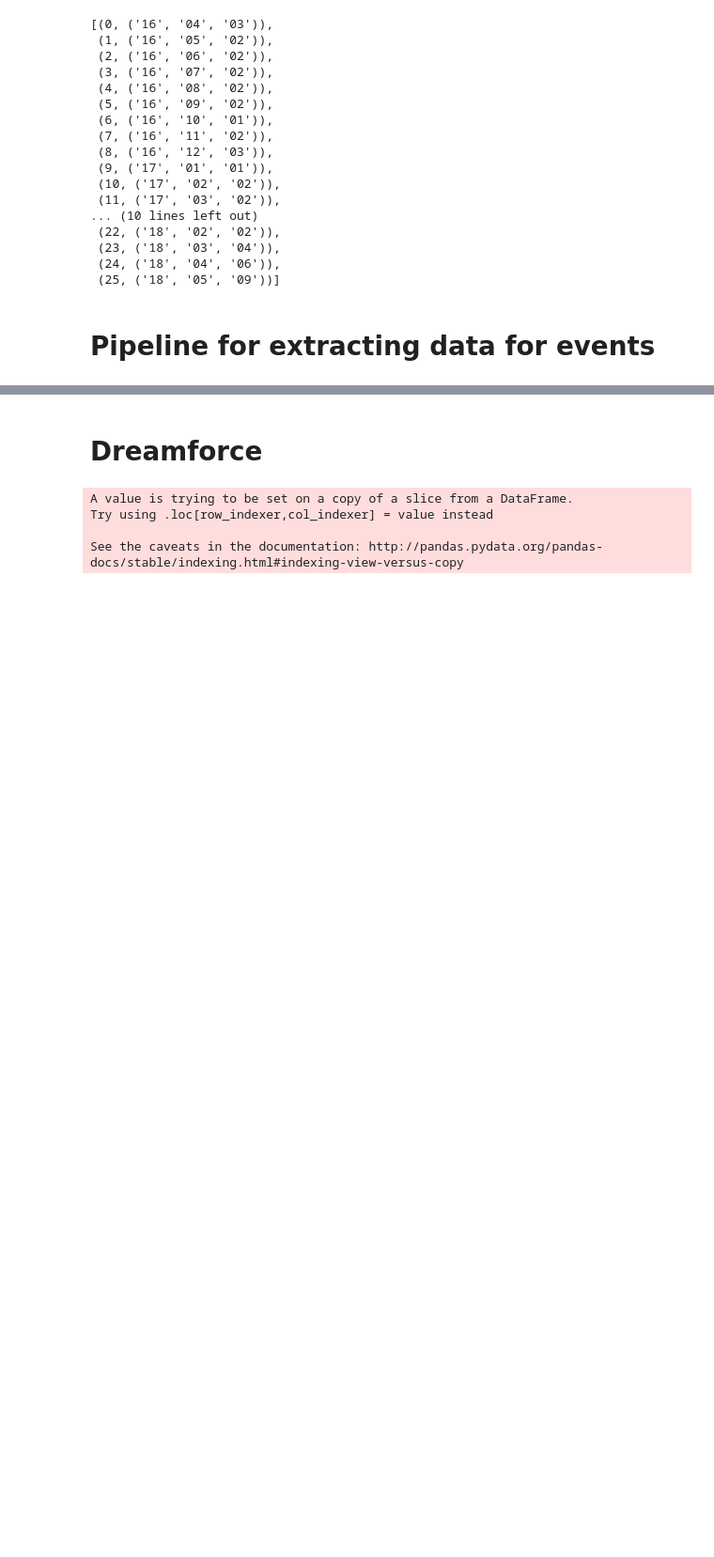
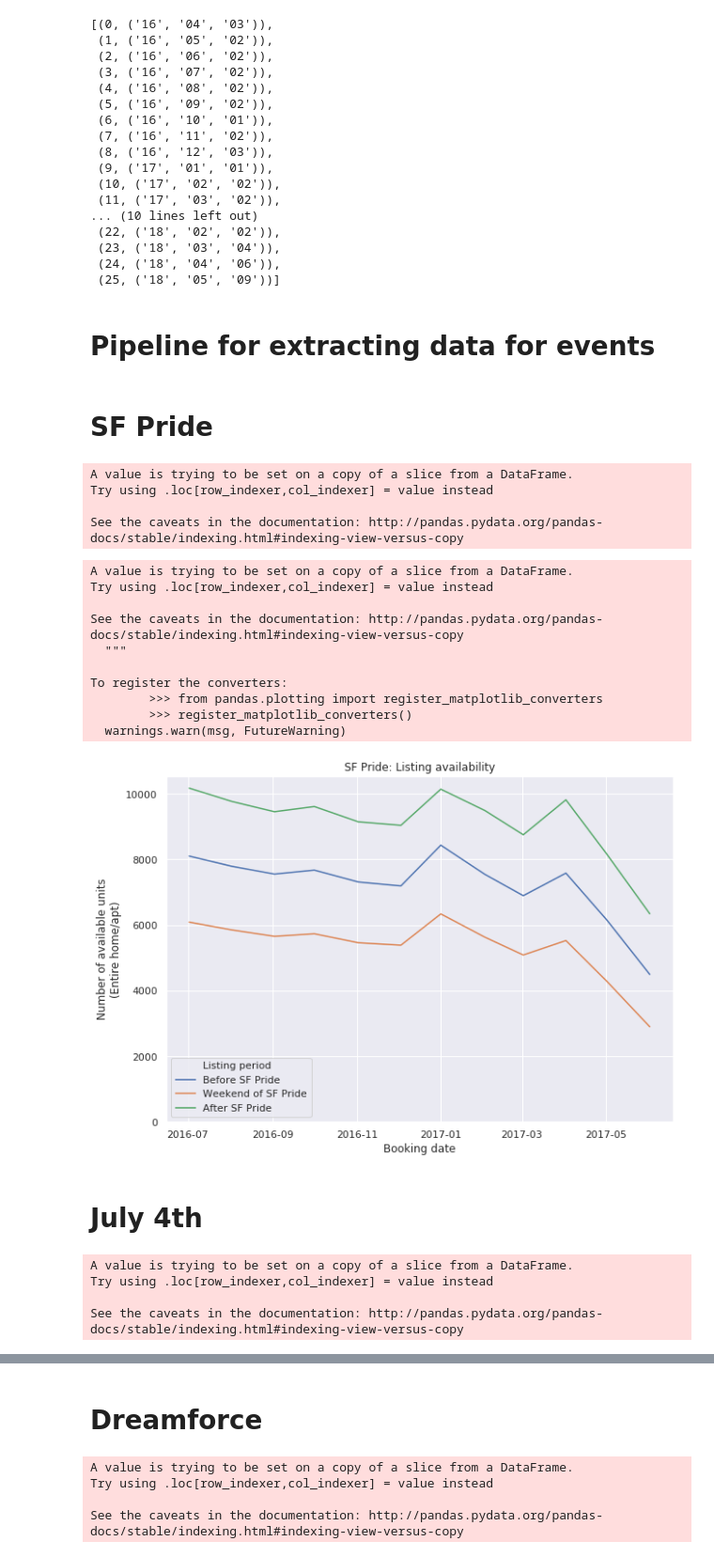
Before and after one commit to junseo-park/airbnb, a Jupyter notebook: notebooks/availability by month.ipynb, the cells around one changed output, grey strips where cells are left out. Shown at 94% size. Saved outputs shown, nothing was run; the diff lists cells and outputs as text; code cells hidden in the pictures; blank space fills up the shorter version.

```diff
--- a/notebooks/availability by month.ipynb
+++ b/notebooks/availability by month.ipynb
@@ -94,19 +81,71 @@ def plot_data(cal_data, bins, labels, title):
 # %%
 def replace_available(cal_data):
+    """Helper function to clean `available` column in calendar data"""
     return_data = cal_data.copy()
     return_data["available"] = return_data["available"].replace('t', True)
     return_data["available"] = return_data["available"].replace('f', False)
     return return_data
-
-def listing_count(data, bins, labels):
-    data['Listing period'] = pd.cut(data['date'], bins=bins, labels=labels)
-    data = (
-        data
-        .groupby(["Listing period", "available"]).size()
-        .reset_index()
-        .rename(columns={0:'Value'})
-        .pivot_table(values='Value', index='Listing period', columns='available')
-    )
-    data.columns = ["not available", "available"]
-
-    return data
+# %%
+def plot_data(cal_data, bins, labels, title):
+    # Clean data
+    avail_data = replace_available(cal_data)
+    avail_entire = avail_data[avail_data['room_type'] == 'Entire home/apt']
+    avail_entire['Listing period'] = pd.cut(avail_entire['date'], bins=bins, labels=labels)
+
+    # Compute total number of units available for each booking date/listing period combination
+    counts = (
+        avail_entire
+        .loc[:, ['scraped', 'Listing period', 'available']]
+        .groupby(['scraped', 'Listing period'])
+        .sum()
+        .reset_index()
+    )
+
+    plt.figure(figsize=(10, 7))
+    sns.lineplot(x='scraped', y='available', hue='Listing period', data=counts)
+    plt.xlabel('Booking date')
+    plt.ylabel('Number of available units\n(Entire home/apt)')
+    plt.ylim(bottom=0)
+    plt.title(title + ': Listing availability')
+# %% [markdown]
+# SF Pride
+# %%
+PRIDE_START = pd.Timestamp(2017, 6, 18)
+PRIDE_END = pd.Timestamp(2017, 6, 30)
+
+pride_cal = get_cal_data(PRIDE_START, PRIDE_END, dates[3:15], cal_files[3:15], listing_files[3:15])
+# %% [output]
+A value is trying to be set on a copy of a slice from a DataFrame.
+Try using .loc[row_indexer,col_indexer] = value instead
+
+See the caveats in the documentation: http://pandas.pydata.org/pandas-docs/stable/indexing.html#indexing-view-versus-copy
+# %%
+PRIDE_BINS = [PRIDE_START, pd.Timestamp(2017, 6, 22), pd.Timestamp(2017, 6, 25), PRIDE_END]
+PRIDE_LABELS = ['Before SF Pride', 'Weekend of SF Pride', 'After SF Pride']
+
+plot_data(pride_cal, bins=PRIDE_BINS, labels=PRIDE_LABELS, title='SF Pride')
+plt.savefig('../img/pride/pride_availability.png')
+# %% [output]
+A value is trying to be set on a copy of a slice from a DataFrame.
+Try using .loc[row_indexer,col_indexer] = value instead
+
+See the caveats in the documentation: http://pandas.pydata.org/pandas-docs/stable/indexing.html#indexing-view-versus-copy
+  """
+
+To register the converters:
+        >>> from pandas.plotting import register_matplotlib_converters
+        >>> register_matplotlib_converters()
+  warnings.warn(msg, FutureWarning)
+[figure, added]
+# %% [markdown]
+# July 4th
+# %%
+JULY4_START = pd.Timestamp(2017, 6, 26)
+JULY4_END = pd.Timestamp(2017, 7, 7)
+
+july4_cal = get_cal_data(JULY4_START, JULY4_END, dates[3:15], cal_files[3:15], listing_files[3:15])
+# %% [output]
+A value is trying to be set on a copy of a slice from a DataFrame.
+Try using .loc[row_indexer,col_indexer] = value instead
+
+See the caveats in the documentation: http://pandas.pydata.org/pandas-docs/stable/indexing.html#indexing-view-versus-copy
```
Also changed, not shown: parts of 23 cells of this notebook, 2 other files.
